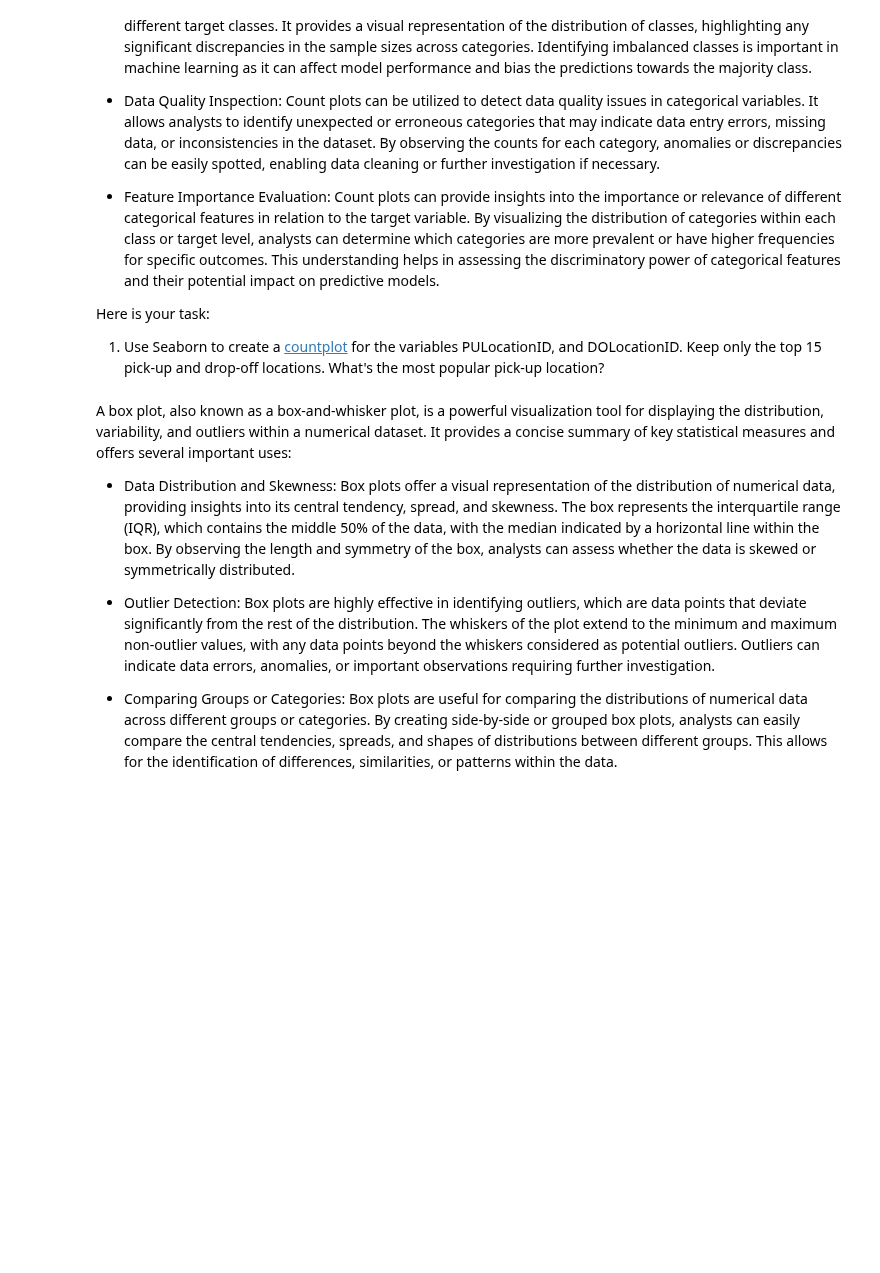
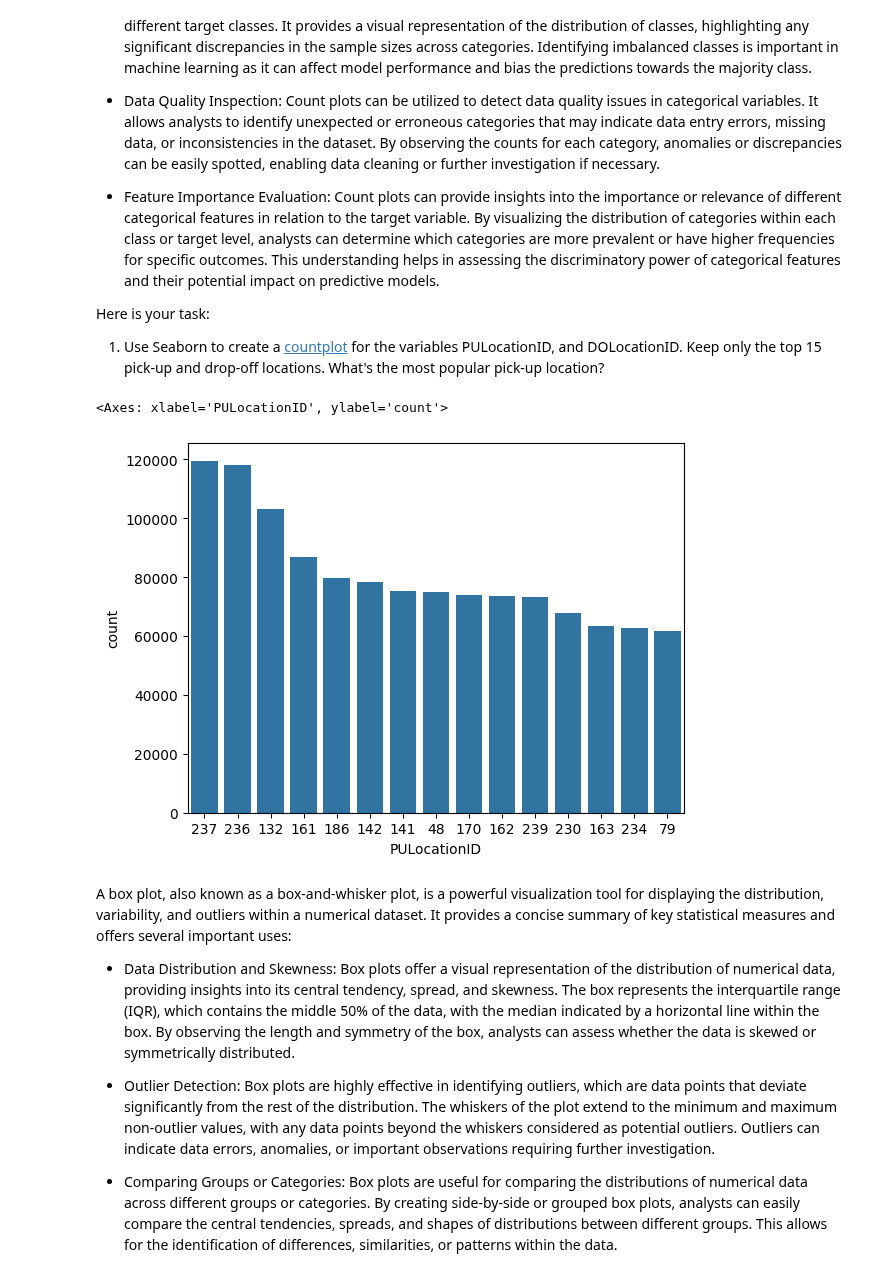
Before and after one commit to TrollRider-Kristian/Springboard-AI-Mini-Projects, a Jupyter notebook: Student_MLE_MiniProject_EDA.ipynb, the cells around one changed output. Saved outputs shown, nothing was run; the diff lists cells and outputs as text; code cells hidden in the pictures; blank space fills up the shorter version.

Commit message:
Some progress in countplot -> hard!

```diff
--- a/Student_MLE_MiniProject_EDA.ipynb
+++ b/Student_MLE_MiniProject_EDA.ipynb
@@ -234,3 +232,19 @@ Here is your task:
+# %%
+# Create a Seaborn countplot for PULocationID and DOLocationID. Only plot the top 15 categories by value counts.
+# Note that value_counts already sorts the most frequent pickup and drop-off id's from most to least frequent, so we just sample the first 15.
+most_popular_locations = taxi_tripdata_no_missing_rows.loc[:, 'PULocationID'].value_counts().head(15)
+
+# Countplot is very tricky because you cannot pass both x and y variables into one.  I tried to plot the value_counts table as a bar plot using countplot,
+# but this led to fifteen bar plots ALL the same height because each id only appears in a single row.
+# What we need is for each of the PULocationID's to appear in the data in for as many rows as the value_counts indicates so that countplot would actually
+# count the rows.  After searching StackOverflow: https://stackoverflow.com/questions/31460146/plotting-value-counts-in-seaborn-barplot/31460312#31460312
+# However, you can pass the PULocationID's from the value_counts function as a list of strings into the *order* parameter of countplot.  This sorts the
+# top 15 PULocationID's from most to least popular, and because we are passing our dataframe into data, the countplot will set each bar to the correct height.
+# It looks like Pickup Location 237 is the most popular one by a narrow margin.
+sns.countplot(data = taxi_tripdata_no_missing_rows.loc[:, ['PULocationID', 'DOLocationID']], x = 'PULocationID', order = most_popular_locations.index)
+# %% [output]
+<Axes: xlabel='PULocationID', ylabel='count'>
+[figure, added]
 # %% [markdown]
 A box plot, also known as a box-and-whisker plot, is a powerful visualization tool for displaying the distribution, variability, and outliers within a numerical dataset. It provides a concise summary of key statistical measures and offers several important uses:
 
```
Also changed, not shown: parts of 3 cells of this notebook.
